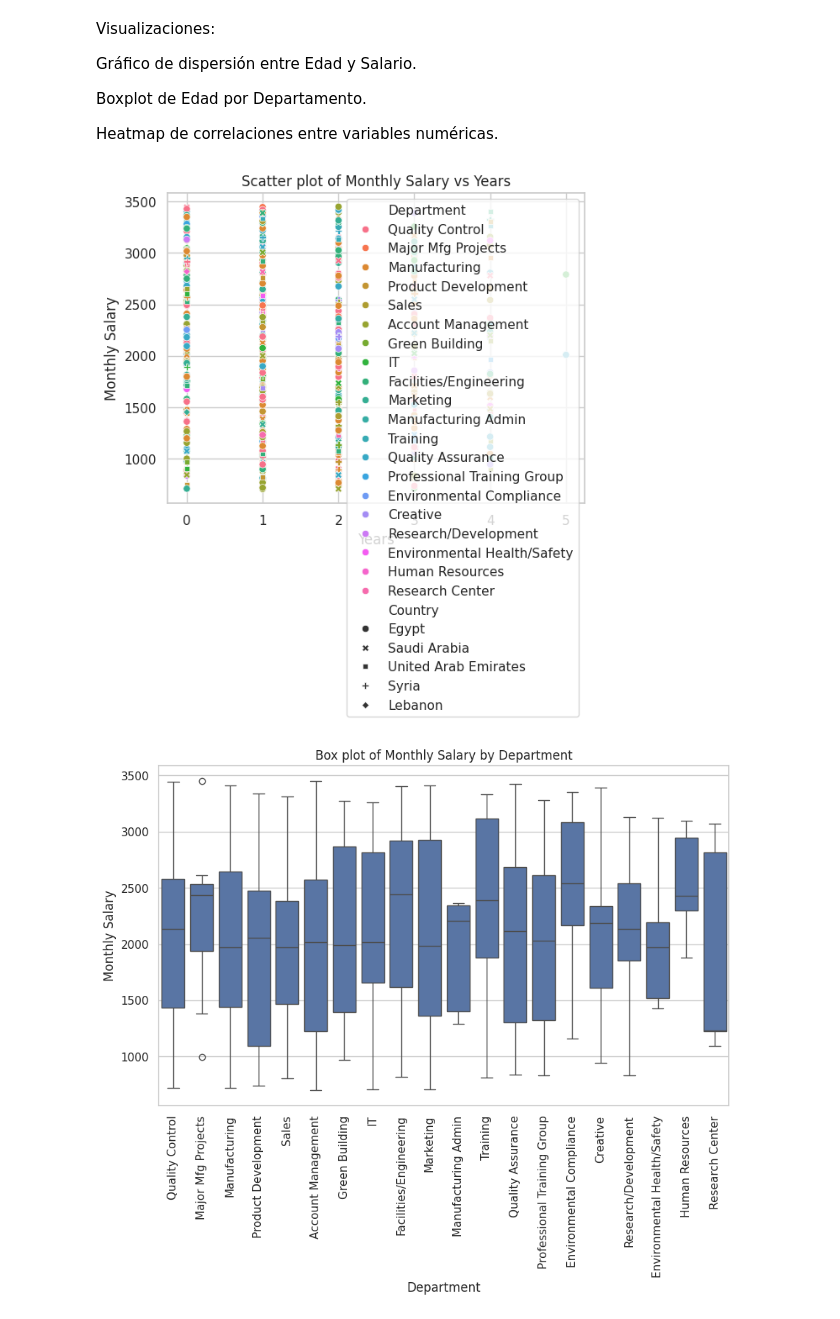
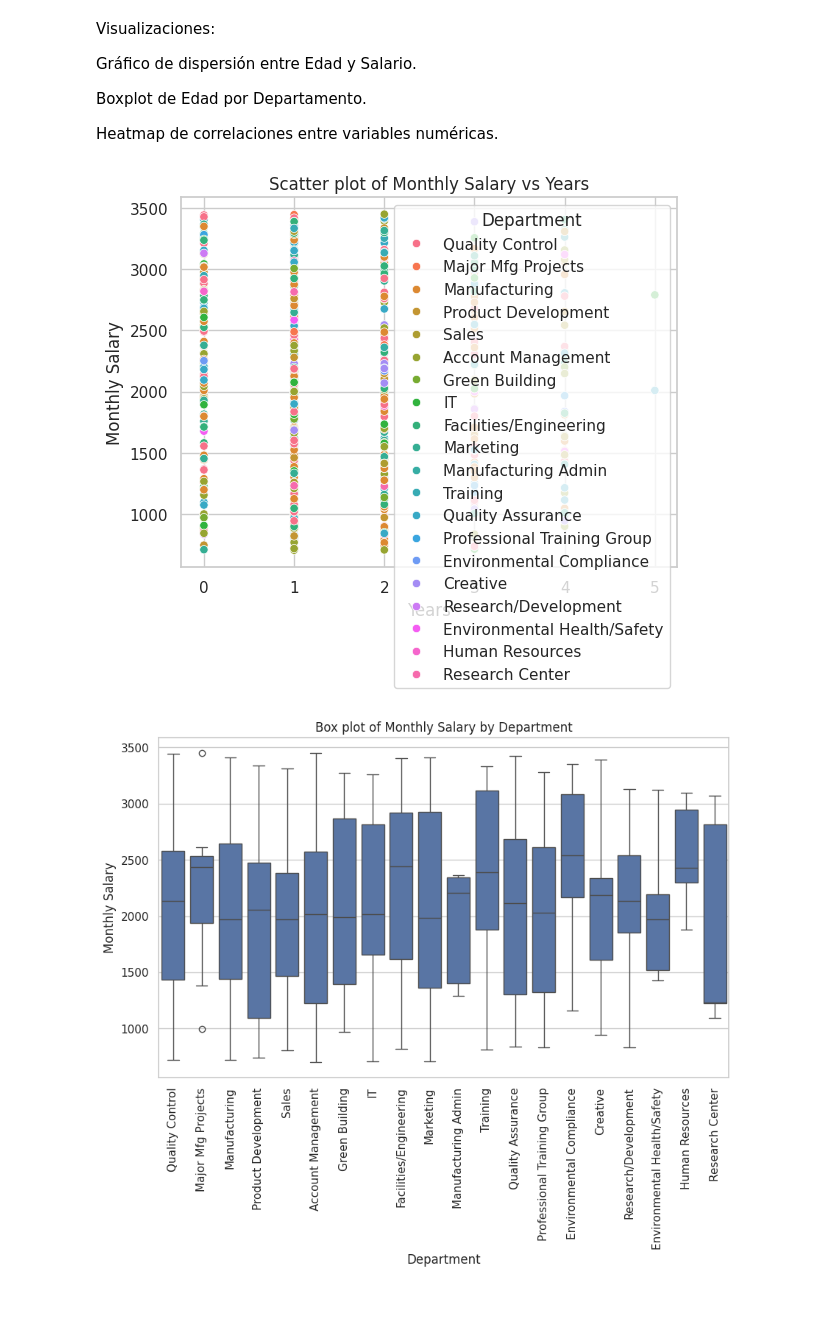
Before and after one commit to JuanPujol81/DataScience-IACourse, a Jupyter notebook: analisis_empleados_EDA.ipynb, the cells around one changed output. Saved outputs shown, nothing was run; the diff lists cells and outputs as text; code cells hidden in the pictures.

```diff
--- a/analisis_empleados_EDA.ipynb
+++ b/analisis_empleados_EDA.ipynb
@@ -19,8 +19,3 @@ import pandas as pd
 import numpy as np
 import seaborn as sns
 import matplotlib.pyplot as plt
-
-print(np.array([1, 2, 3]))        # Debería funcionar
-sns.set_theme(style="whitegrid")                         # Debería configurar el estilo de Seaborn
-plt.plot([1, 2, 3], [4, 5, 6])    # Debería dibujar una línea
-plt.show()
@@ -102,12 +94,12 @@ Boxplot de Edad por Departamento.
 Heatmap de correlaciones entre variables numéricas.
 # %%
 sns.set_theme(style="whitegrid")
-sns.scatterplot(data=emplojees, x="Years", y="Monthly Salary", hue="Department", style="Country")
+sns.scatterplot(data=emplojees, x="Years", y="Monthly Salary", hue="Department")
 plt.title("Scatter plot of Monthly Salary vs Years")
 plt.show()  # Mostrar el gráfico
 # Mostrar el gráfico de dispersión
 # %% [output]
-[figure, old version]
+[figure, new version]
 # %%
 plt.figure(figsize=(10, 6))
 sns.boxplot(data=emplojees, x="Department", y="Monthly Salary")
```
Also changed, not shown: parts of 1 cell of this notebook, 38 other files.
